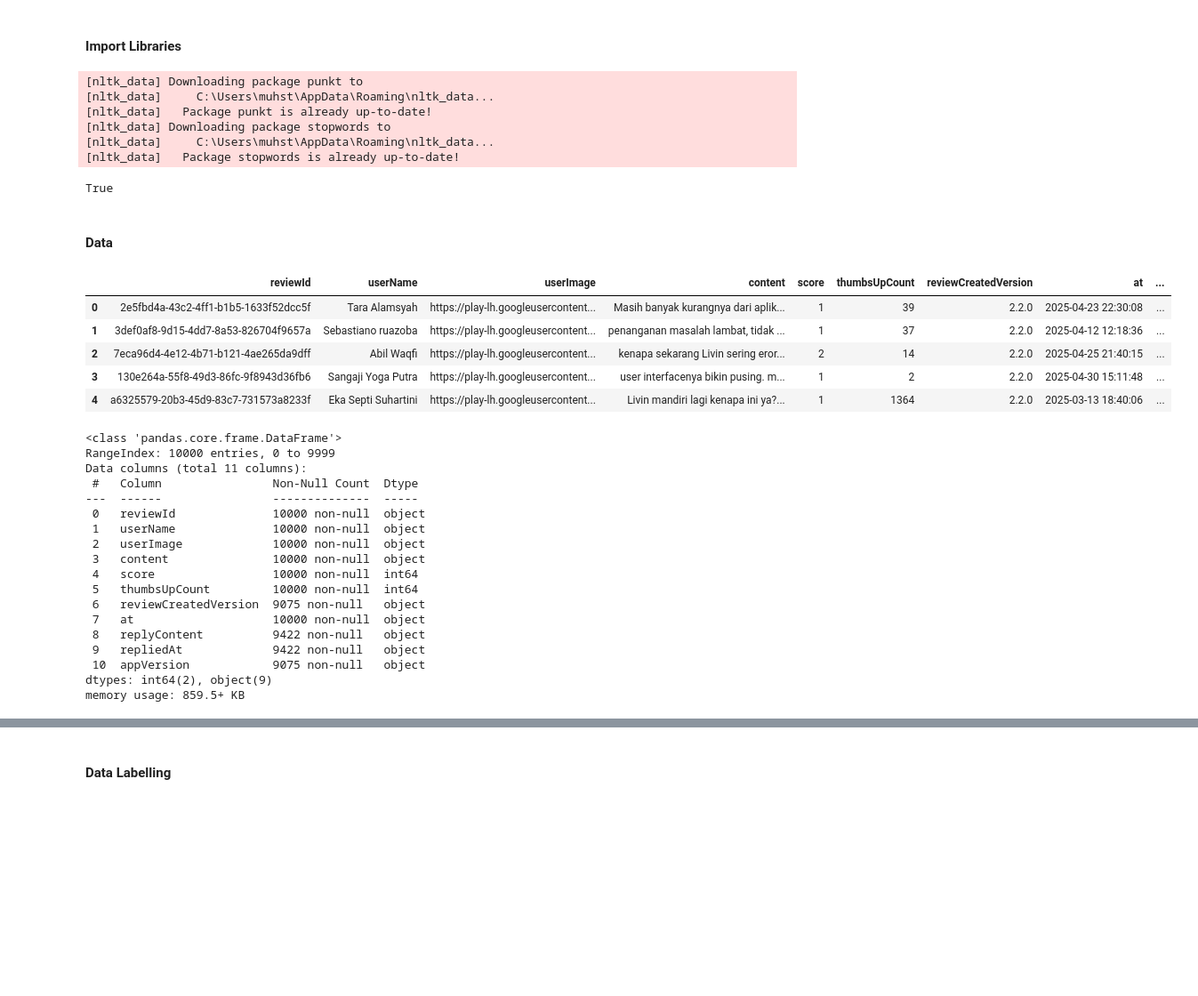
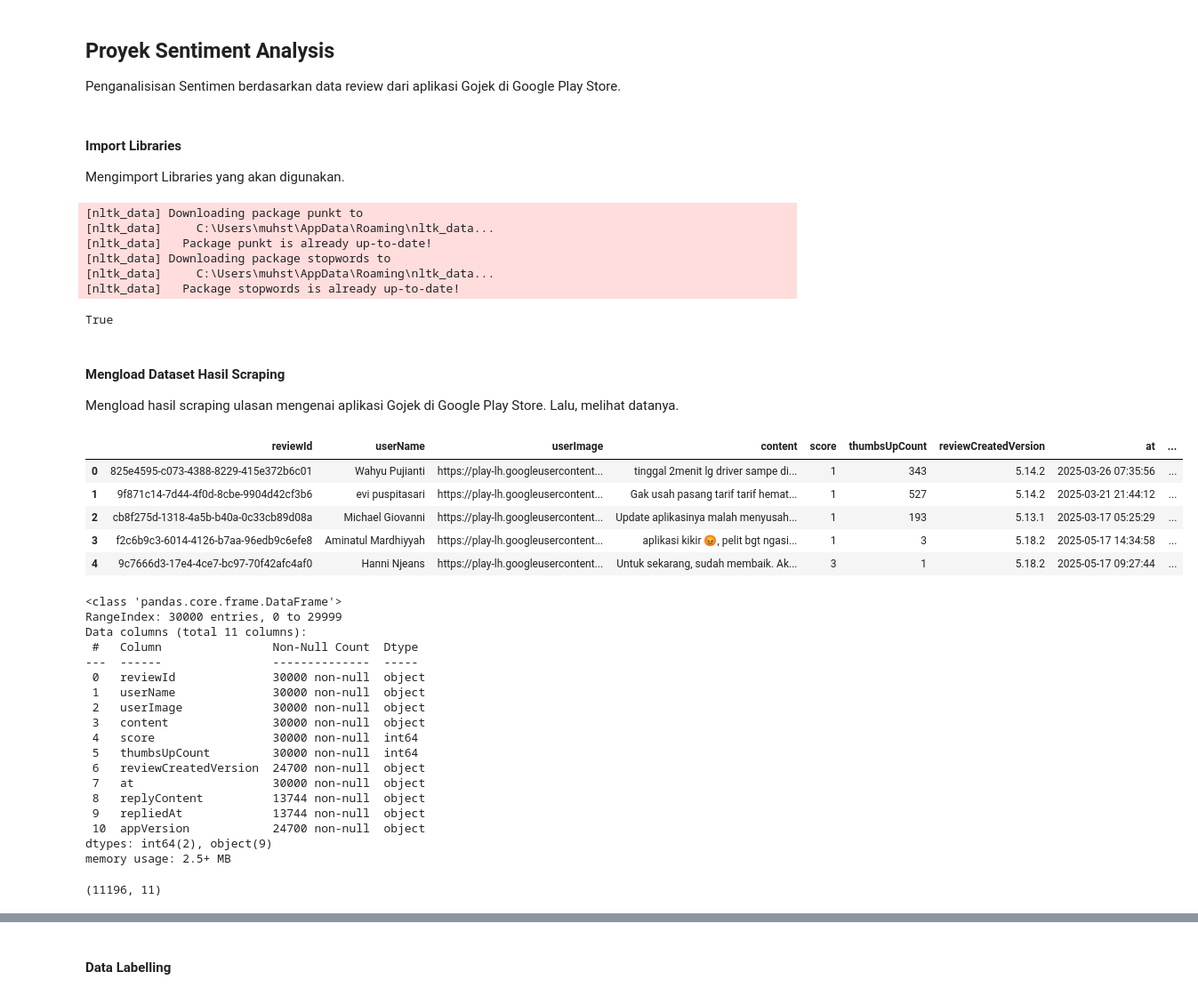
Before and after one commit to farhanakml/Self-Projects, a Jupyter notebook: Gojek Sentiment Analysis/data_preprocessing.ipynb, the cells around one changed output, grey strips where cells are left out. Shown: that part at 89% size. Drawn from its saved outputs; the diff is of its cells as text; code cells hidden in the pictures; blank space fills up the shorter version.

```diff
--- a/Gojek Sentiment Analysis/data_preprocessing.ipynb
+++ b/Gojek Sentiment Analysis/data_preprocessing.ipynb
@@ -1,5 +1,11 @@
+# %% [markdown]
+## Proyek Sentiment Analysis
+
+Penganalisisan Sentimen berdasarkan data review dari aplikasi Gojek di Google Play Store.
 # %% [markdown]
 #### Import Libraries
+
+Mengimport Libraries yang akan digunakan.
 # %%
 import pandas as pd
 import numpy as np
@@ -30,42 +36,47 @@ nltk.download('stopwords')
 [nltk_data]   Package stopwords is already up-to-date!
 True
 # %% [markdown]
-#### Data
+#### Mengload Dataset Hasil Scraping
+
+Mengload hasil scraping ulasan mengenai aplikasi Gojek di Google Play Store. Lalu, melihat datanya.
 # %%
-df = pd.read_csv('livin_reviews.csv')
+df = pd.read_csv('gojek_reviews.csv')
 df.head()
 # %% [output]
 |  | reviewId | userName | userImage | content | score | thumbsUpCount | reviewCreatedVersion | at | ... |
-| 0 | 2e5fbd4a-43c2-4ff1-b1b5-1633f52dcc5f | Tara Alamsyah | https://play-lh.googleusercontent... | Masih banyak kurangnya dari aplik... | 1 | 39 | 2.2.0 | 2025-04-23 22:30:08 | ... |
-| 1 | 3def0af8-9d15-4dd7-8a53-826704f9657a | Sebastiano ruazoba | https://play-lh.googleusercontent... | penanganan masalah lambat, tidak ... | 1 | 37 | 2.2.0 | 2025-04-12 12:18:36 | ... |
-| 2 | 7eca96d4-4e12-4b71-b121-4ae265da9dff | Abil Waqfi | https://play-lh.googleusercontent... | kenapa sekarang Livin sering eror... | 2 | 14 | 2.2.0 | 2025-04-25 21:40:15 | ... |
-| 3 | 130e264a-55f8-49d3-86fc-9f8943d36fb6 | Sangaji Yoga Putra | https://play-lh.googleusercontent... | user interfacenya bikin pusing. m... | 1 | 2 | 2.2.0 | 2025-04-30 15:11:48 | ... |
-| 4 | a6325579-20b3-45d9-83c7-731573a8233f | Eka Septi Suhartini | https://play-lh.googleusercontent... | Livin mandiri lagi kenapa ini ya?... | 1 | 1364 | 2.2.0 | 2025-03-13 18:40:06 | ... |
+| 0 | 825e4595-c073-4388-8229-415e372b6c01 | Wahyu Pujianti | https://play-lh.googleusercontent... | tinggal 2menit lg driver sampe di... | 1 | 343 | 5.14.2 | 2025-03-26 07:35:56 | ... |
+| 1 | 9f871c14-7d44-4f0d-8cbe-9904d42cf3b6 | evi puspitasari | https://play-lh.googleusercontent... | Gak usah pasang tarif tarif hemat... | 1 | 527 | 5.14.2 | 2025-03-21 21:44:12 | ... |
+| 2 | cb8f275d-1318-4a5b-b40a-0c33cb89d08a | Michael Giovanni | https://play-lh.googleusercontent... | Update aplikasinya malah menyusah... | 1 | 193 | 5.13.1 | 2025-03-17 05:25:29 | ... |
+| 3 | f2c6b9c3-6014-4126-b7aa-96edb9c6efe8 | Aminatul Mardhiyyah | https://play-lh.googleusercontent... | aplikasi kikir 😡, pelit bgt ngasi... | 1 | 3 | 5.18.2 | 2025-05-17 14:34:58 | ... |
+| 4 | 9c7666d3-17e4-4ce7-bc97-70f42afc4af0 | Hanni Njeans | https://play-lh.googleusercontent... | Untuk sekarang, sudah membaik. Ak... | 3 | 1 | 5.18.2 | 2025-05-17 09:27:44 | ... |
 # %%
 df.info()
 # %% [output]
 <class 'pandas.core.frame.DataFrame'>
-RangeIndex: 10000 entries, 0 to 9999
+RangeIndex: 30000 entries, 0 to 29999
 Data columns (total 11 columns):
  #   Column                Non-Null Count  Dtype
 ---  ------                --------------  -----
- 0   reviewId              10000 non-null  object
- 1   userName              10000 non-null  object
- 2   userImage             10000 non-null  object
- 3   content               10000 non-null  object
- 4   score                 10000 non-null  int64
- 5   thumbsUpCount         10000 non-null  int64
- 6   reviewCreatedVersion  9075 non-null   object
- 7   at                    10000 non-null  object
- 8   replyContent          9422 non-null   object
- 9   repliedAt             9422 non-null   object
- 10  appVersion            9075 non-null   object
+ 0   reviewId              30000 non-null  object
+ 1   userName              30000 non-null  object
+ 2   userImage             30000 non-null  object
+ 3   content               30000 non-null  object
+ 4   score                 30000 non-null  int64
+ 5   thumbsUpCount         30000 non-null  int64
+ 6   reviewCreatedVersion  24700 non-null  object
+ 7   at                    30000 non-null  object
+ 8   replyContent          13744 non-null  object
+ 9   repliedAt             13744 non-null  object
+ 10  appVersion            24700 non-null  object
 dtypes: int64(2), object(9)
-memory usage: 859.5+ KB
+memory usage: 2.5+ MB
 # %%
 df = df.dropna()
 df = df.drop_duplicates()
 jumlah_ulasan_setelah_hapus_duplikat, jumlah_kolom_setelah_hapus_duplikat = df.shape
+df.shape
+# %% [output]
+(11196, 11)
 # %%
 df.info()
 # %% [output]
```
Also changed, not shown: parts of 12 cells of this notebook, 17 other files.
